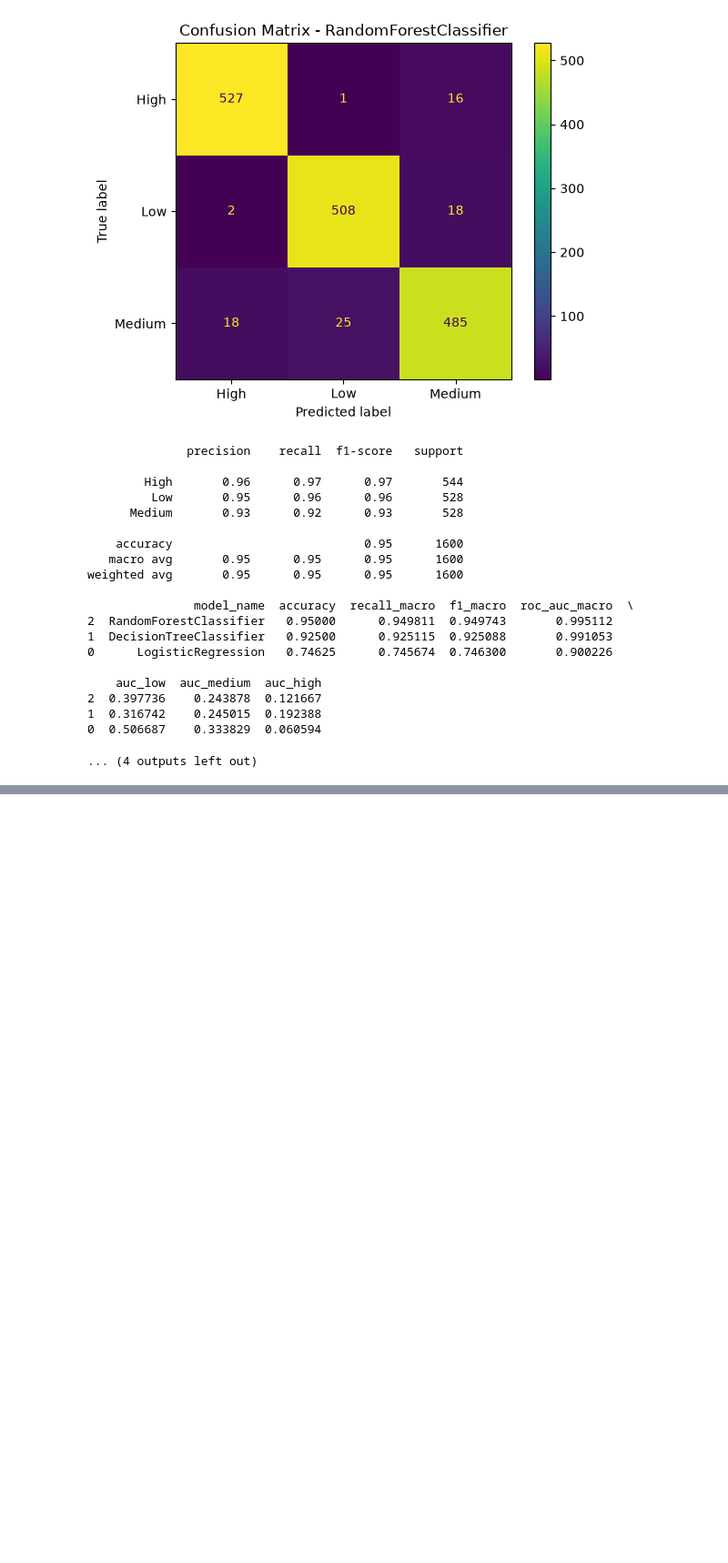
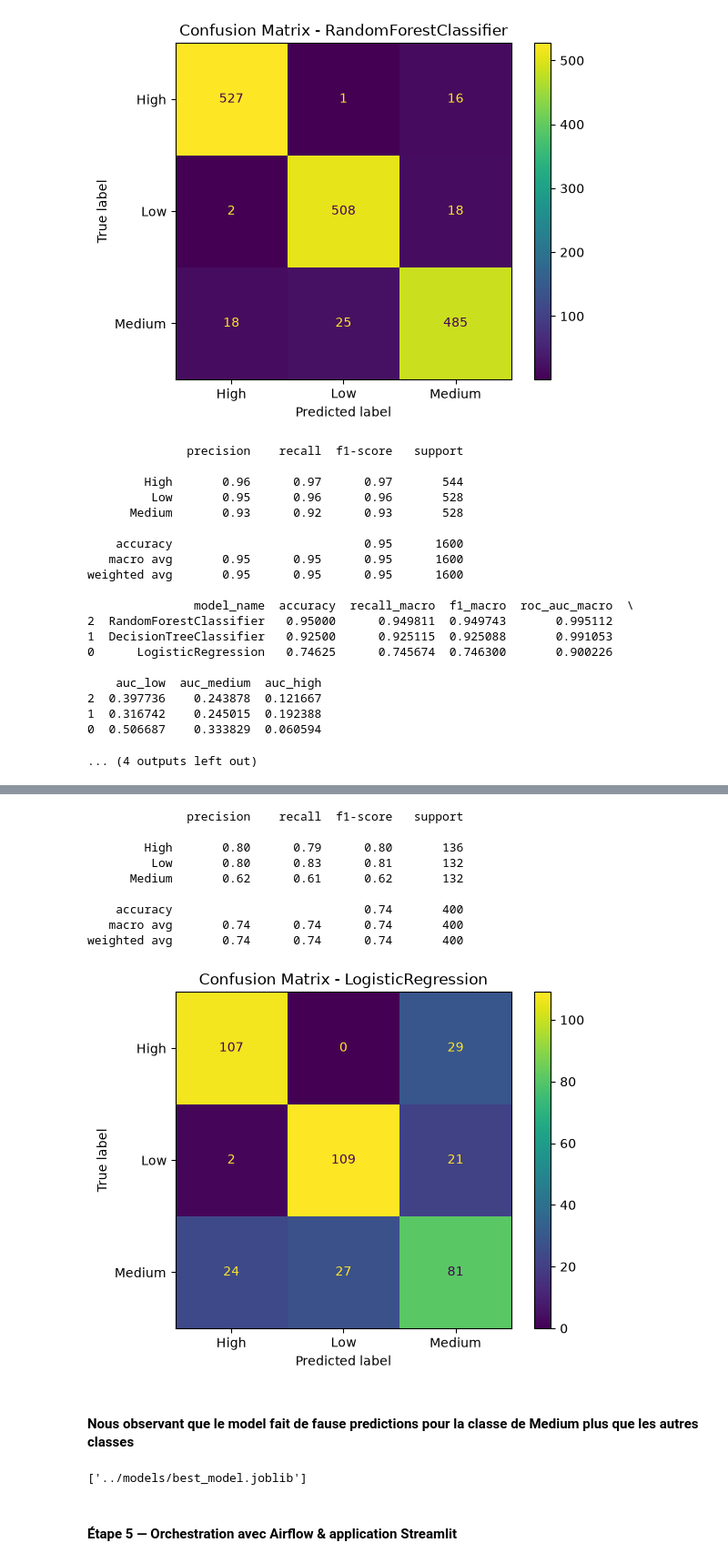
Before and after one commit to NohailaAitHammad/Student_Mental_Health, a Jupyter notebook: notebooks/exploration.ipynb, the cells around one changed output, grey strips where cells are left out. Shown at 91% size. Saved outputs shown, nothing was run; the diff lists cells and outputs as text; code cells hidden in the pictures; blank space fills up the shorter version.

Commit message:
Réalisation de Étape 4 — Optimisation et évaluation

```diff
--- a/notebooks/exploration.ipynb
+++ b/notebooks/exploration.ipynb
@@ -399,7 +397,7 @@ results = []
 classes = ['Low', 'Medium', 'High']
 
 # Transformer y_test en représentation binaire
-y_test_bin = label_binarize(y_train, classes=classes)
+y_train_bin = label_binarize(y_train, classes=classes)
 
 plt.figure(figsize=(6,5))
 
@@ -435,7 +433,7 @@ for model_name, (model, params) in models.items():
       for i, class_name in enumerate(pipe.classes_):
 
             fpr, tpr, thresholds = roc_curve(
-                  y_test_bin[:, i],
+                  y_train_bin[:, i],
                   y_score[:, i]
             )
 
@@ -576,0 +791,28 @@ weighted avg       0.95      0.95      0.95      1600
+# %%
+y_test_predict = results_Grid_Search_df.iloc[0]['model'].predict(X_test)
+# %%
+print(classification_report(y_test, y_test_predict))
+
+#  Matrice de confusion
+ConfusionMatrixDisplay.from_predictions(
+            y_test,
+            y_test_predict,
+            labels=results_Grid_Search_df.iloc[0]['model'].classes_,
+            display_labels=results_Grid_Search_df.iloc[0]['model'].classes_
+      )
+
+plt.title(f'Confusion Matrix - {results_Grid_Search_df.iloc[0]['model_name']}')
+plt.show()
+# %% [output]
+              precision    recall  f1-score   support
+
+        High       0.80      0.79      0.80       136
+         Low       0.80      0.83      0.81       132
+      Medium       0.62      0.61      0.62       132
+
+    accuracy                           0.74       400
+   macro avg       0.74      0.74      0.74       400
+weighted avg       0.74      0.74      0.74       400
+[figure, added]
+# %% [markdown]
+#### Nous observant que le model fait de fause predictions pour la classe de Medium plus que les autres classes
@@ -576,0 +821,6 @@ weighted avg       0.95      0.95      0.95      1600
+# %%
+joblib.dump(results_Grid_Search_df.iloc[0]['model'], '../models/best_model.joblib')
+# %% [output]
+['../models/best_model.joblib']
+# %% [markdown]
+#### Étape 5 — Orchestration avec Airflow & application Streamlit
```
Also changed, not shown: parts of 6 cells of this notebook, 1 other file.
